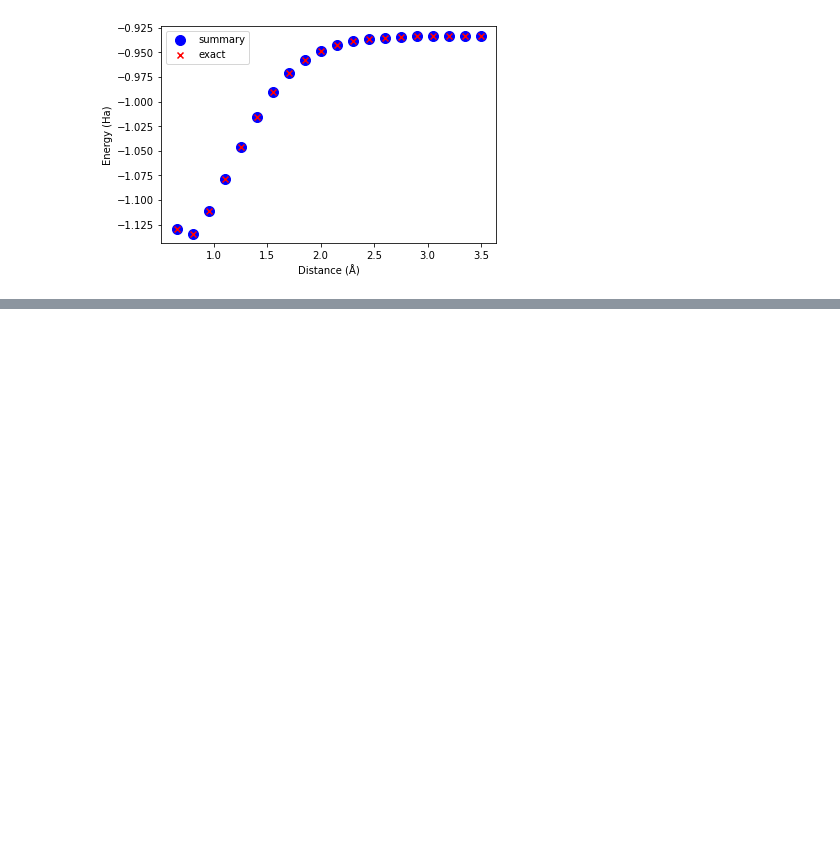
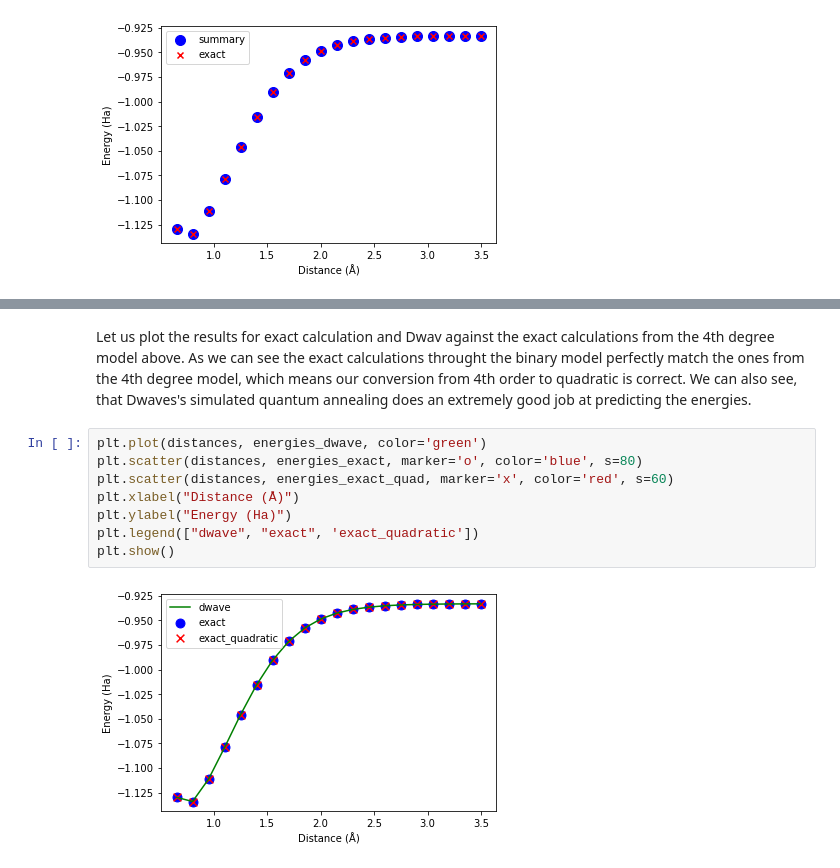
Before and after one commit to MelkoCollective/CDL_2020, a Jupyter notebook: Project_4_Ising_Annealer/Task_3.ipynb, the cells around one changed output, grey strips where cells are left out. Drawn from its saved outputs; the diff is of its cells as text; blank space fills up the shorter version.

```diff
--- a/Project_4_Ising_Annealer/Task_3.ipynb
+++ b/Project_4_Ising_Annealer/Task_3.ipynb
@@ -299,0 +324,12 @@ energies_dwave = energies_dwave[args]
+# %% [markdown]
+Let us plot the results for exact calculation and Dwav against the exact calculations from the 4th degree model above. As we can see the exact calculations throught the binary model perfectly match the ones from the 4th degree model, which means our conversion from 4th order to quadratic is correct. We can also see, that Dwaves's simulated quantum annealing does an extremely good job at predicting the energies.
+# %%
+plt.plot(distances, energies_dwave, color='green')
+plt.scatter(distances, energies_exact, marker='o', color='blue', s=80)
+plt.scatter(distances, energies_exact_quad, marker='x', color='red', s=60)
+plt.xlabel("Distance (Å)")
+plt.ylabel("Energy (Ha)")
+plt.legend(["dwave", "exact", 'exact_quadratic'])
+plt.show()
+# %% [output]
+[figure, added]
```
Also changed, not shown: parts of 11 cells of this notebook.
